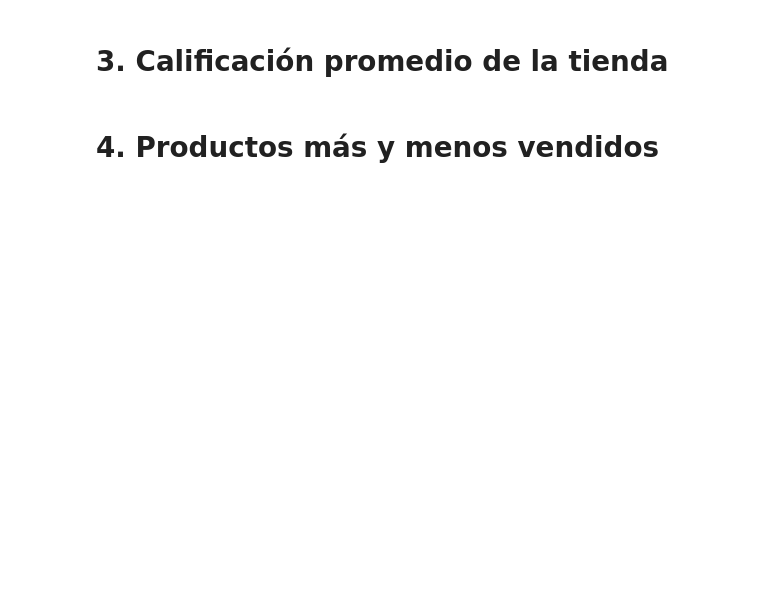
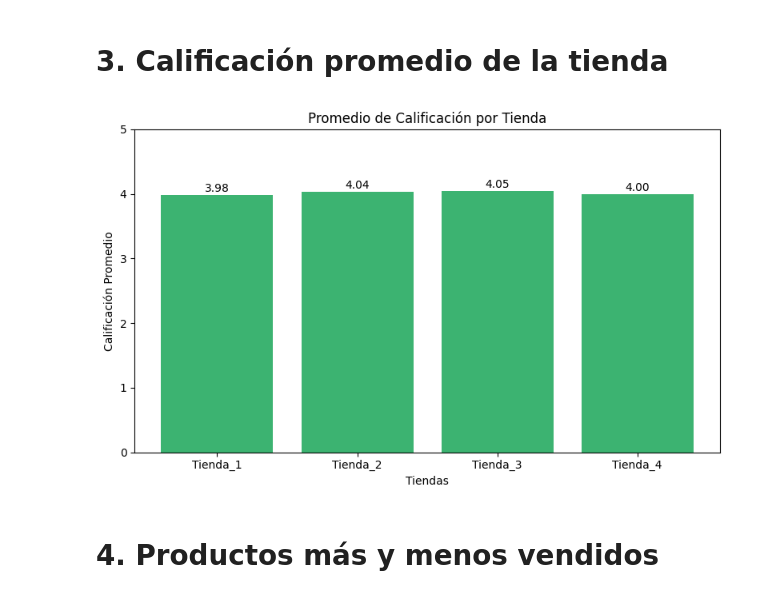
Before and after one commit to cristianortega0/challenge1-data-science-latam, a Jupyter notebook: alurastorelatam.ipynb, the cells around one changed output. Cells and saved outputs as stored; diff of their text form; code cells hidden in the pictures; blank space fills up the shorter version.

```diff
--- a/alurastorelatam.ipynb
+++ b/alurastorelatam.ipynb
@@ -69,2 +112,28 @@ Name: count, dtype: int64
+# %%
+promedios = [
+    tienda['Calificación'].mean(),
+    tienda2['Calificación'].mean(),
+    tienda3['Calificación'].mean(),
+    tienda4['Calificación'].mean()
+]
+# %%
+import matplotlib.pyplot as plt
+
+plt.figure(figsize=(8, 5))
+plt.bar(tiendas, promedios, color='mediumseagreen')
+
+plt.title('Promedio de Calificación por Tienda')
+plt.xlabel('Tiendas')
+plt.ylabel('Calificación Promedio')
+plt.ylim(0, 5)  # si las calificaciones están en escala de 0 a 5
+
+# Mostrar los valores encima de las barras
+for i, valor in enumerate(promedios):
+    plt.text(i, valor + 0.05, f'{valor:.2f}', ha='center', fontsize=10)
+
+plt.tight_layout()
+plt.show()
+# %% [output]
+[figure, added]
 # %% [markdown]
 # 4. Productos más y menos vendidos
```
Also changed, not shown: parts of 9 cells of this notebook.
